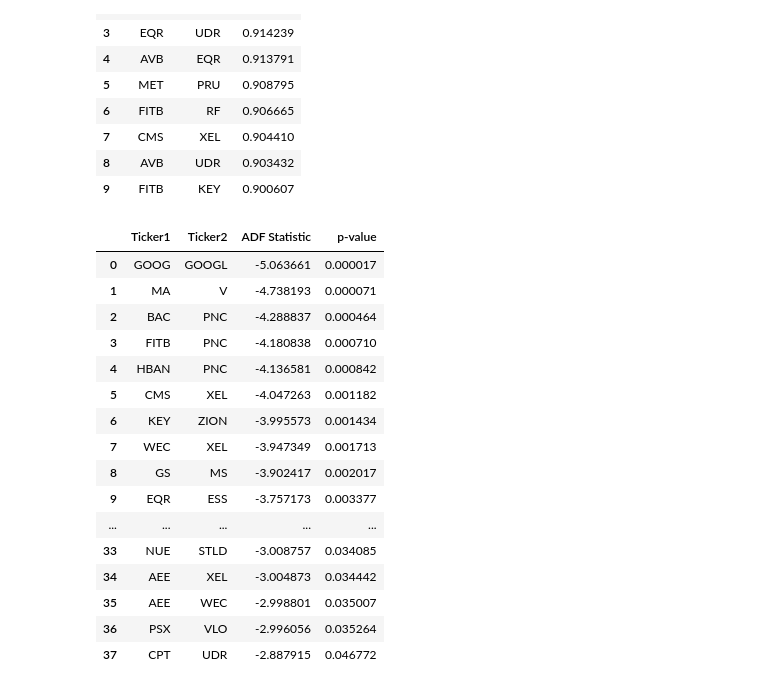
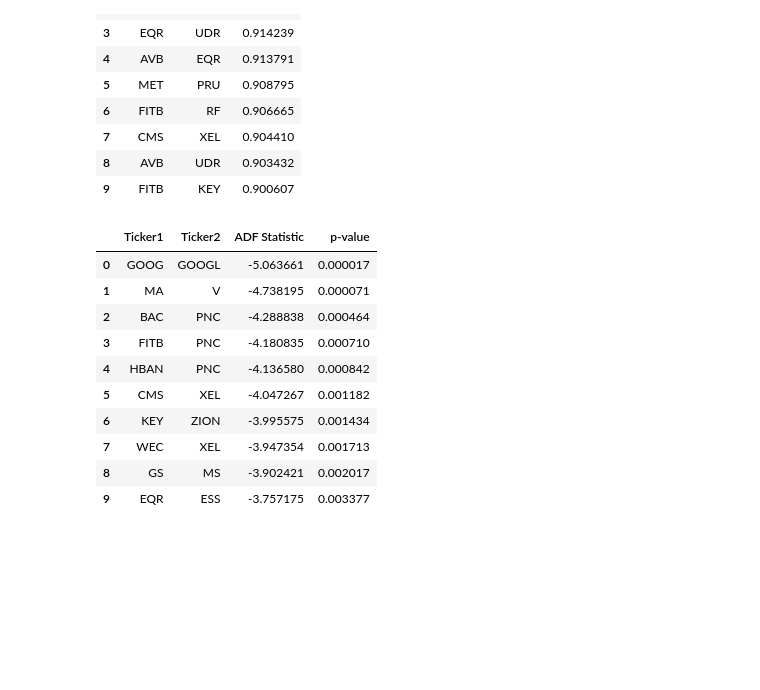
Before and after one commit to jbmitchell02/fin-eng-proj, a Jupyter notebook: pairs_strat.ipynb, the cells around one changed output. Cells and saved outputs as stored; diff of their text form; code cells hidden in the pictures; blank space fills up the shorter version.

```diff
--- a/pairs_strat.ipynb
+++ b/pairs_strat.ipynb
@@ -51,43 +51,37 @@ top_correlations.head(10)
 # %%
 def coint_test(stock1, stock2):
     stock2 = sm.add_constant(stock2)
     model = sm.OLS(stock1, stock2).fit()
     return adfuller(model.resid)
 
 def get_coint_results(pairs, prices, tolerance=0.05):
     ticks1, ticks2 = pairs['Ticker1'], pairs['Ticker2']
     adf_stats = []
     p_values = []
     for index, ticker1 in enumerate(ticks1):
         ticker2 = ticks2[index]
         coint_results = coint_test(prices[ticker1], prices[ticker2])
         adf_stats.append(coint_results[0])
         p_values.append(coint_results[1])
     df = pd.DataFrame({'Ticker1': ticks1, 'Ticker2': ticks2, 'ADF Statistic': adf_stats, 'p-value': p_values})
     df = df.sort_values(by='p-value')
     df = df[df['p-value'] < tolerance]
     return df.reset_index(drop=True)
 
 coint_results = get_coint_results(top_correlations, prices_clean)
-coint_results
+coint_results.head(10)
 # %% [output]
 |  | Ticker1 | Ticker2 | ADF Statistic | p-value |
 | 0 | GOOG | GOOGL | -5.063661 | 0.000017 |
-| 1 | MA | V | -4.738193 | 0.000071 |
-| 2 | BAC | PNC | -4.288837 | 0.000464 |
-| 3 | FITB | PNC | -4.180838 | 0.000710 |
-| 4 | HBAN | PNC | -4.136581 | 0.000842 |
-| 5 | CMS | XEL | -4.047263 | 0.001182 |
-| 6 | KEY | ZION | -3.995573 | 0.001434 |
-| 7 | WEC | XEL | -3.947349 | 0.001713 |
-| 8 | GS | MS | -3.902417 | 0.002017 |
-| 9 | EQR | ESS | -3.757173 | 0.003377 |
-| ... | ... | ... | ... | ... |
-| 33 | NUE | STLD | -3.008757 | 0.034085 |
-| 34 | AEE | XEL | -3.004873 | 0.034442 |
-| 35 | AEE | WEC | -2.998801 | 0.035007 |
-| 36 | PSX | VLO | -2.996056 | 0.035264 |
-| 37 | CPT | UDR | -2.887915 | 0.046772 |
+| 1 | MA | V | -4.738195 | 0.000071 |
+| 2 | BAC | PNC | -4.288838 | 0.000464 |
+| 3 | FITB | PNC | -4.180835 | 0.000710 |
+| 4 | HBAN | PNC | -4.136580 | 0.000842 |
+| 5 | CMS | XEL | -4.047267 | 0.001182 |
+| 6 | KEY | ZION | -3.995575 | 0.001434 |
+| 7 | WEC | XEL | -3.947354 | 0.001713 |
+| 8 | GS | MS | -3.902421 | 0.002017 |
+| 9 | EQR | ESS | -3.757175 | 0.003377 |
 # %%
 def pairs_backtest(prices1, prices2, lookback_days, buy_stds, sell_stds):
     # Calculate hedge ratios and spreads for lookback_days
```
Also changed, not shown: parts of 4 cells of this notebook.
